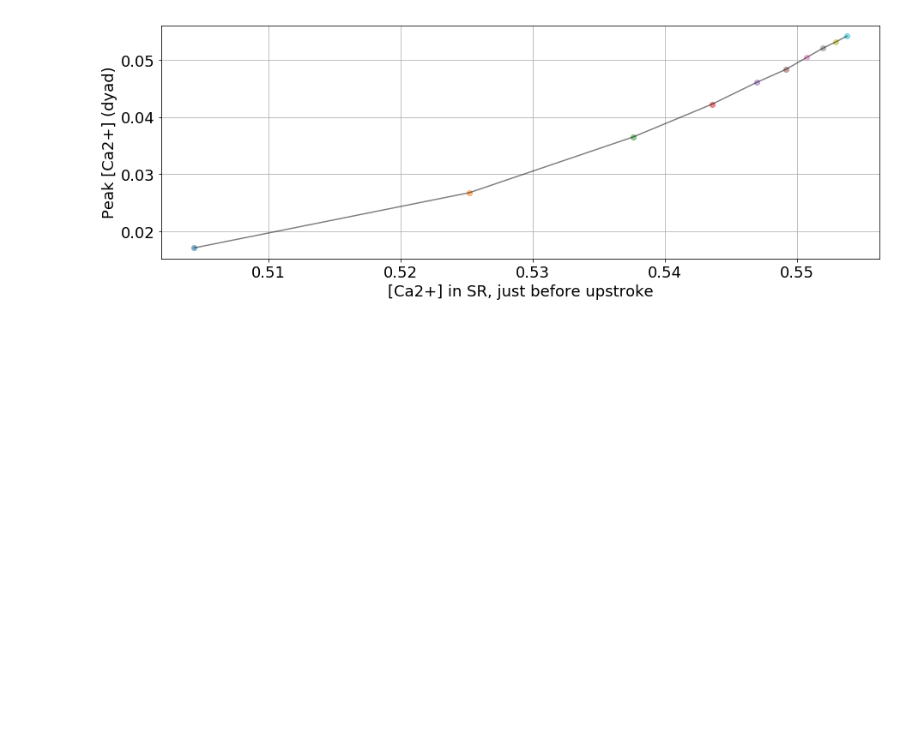
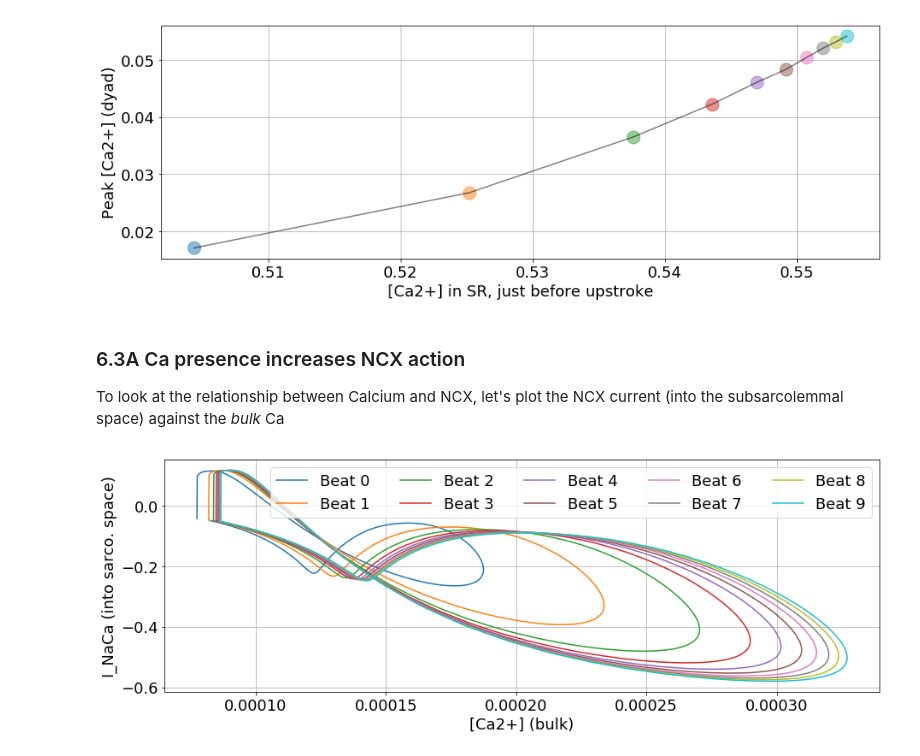
Before and after one commit to MichaelClerx/eisner-example, a Jupyter notebook: eisner-2017-examples.ipynb, the cells around one changed output. Saved outputs shown, nothing was run; the diff lists cells and outputs as text; code cells hidden in the pictures; blank space fills up the shorter version.

```diff
--- a/eisner-2017-examples.ipynb
+++ b/eisner-2017-examples.ipynb
@@ -316,17 +316,17 @@ To see this, let's look at the calcium in the SR before every upstroke, and comp
 d3 = d2.fold(cl)
 
 calcium_sr = []
-peak_sr = []
+peak_ca = []
 for i in xrange(10):
     calcium_sr.append(d3['bufca3.Ca_sr', i][49]) # Ca_SR at 49ms, just before stimulus at 50ms!
-    peak_sr.append(max(d3['calcium.Ca_i', i]))
+    peak_ca.append(max(d3['calcium.Ca_i', i]))
 
 pl.figure()
 pl.xlabel('[Ca2+] in SR, just before upstroke')
 pl.ylabel('Peak [Ca2+] (bulk)')
 for i in xrange(10):
-    pl.plot(calcium_sr[i], peak_sr[i], 'o', alpha=0.5)
-pl.plot(calcium_sr, peak_sr, color='k', alpha=0.5)
+    pl.plot(calcium_sr[i], peak_ca[i], 'o', alpha=0.5, ms=15)
+pl.plot(calcium_sr, peak_ca, color='k', alpha=0.5)
 pl.show()
 # %% [output]
 [figure]
@@ -336,17 +336,33 @@ We can do the same for the transient in the dyad:
 d3 = d2.fold(cl)
 
 calcium_sr = []
-peak_sr = []
+peak_ca = []
 for i in xrange(10):
     calcium_sr.append(d3['bufca3.Ca_sr', i][49]) # Ca_SR at 49ms, just before stimulus at 50ms!
-    peak_sr.append(max(d3['calcium.Ca_j', i]))
+    peak_ca.append(max(d3['calcium.Ca_j', i]))
 
 pl.figure()
 pl.xlabel('[Ca2+] in SR, just before upstroke')
 pl.ylabel('Peak [Ca2+] (dyad)')
 for i in xrange(10):
-    pl.plot(calcium_sr[i], peak_sr[i], 'o', alpha=0.5)
-pl.plot(calcium_sr, peak_sr, color='k', alpha=0.5)
+    pl.plot(calcium_sr[i], peak_ca[i], 'o', alpha=0.5, ms=15)
+pl.plot(calcium_sr, peak_ca, color='k', alpha=0.5)
 pl.show()
 # %% [output]
 [figure]
+# %% [markdown]
+### 6.3A Ca presence increases NCX action
+
+To look at the relationship between Calcium and NCX, let's plot the NCX current (into the subsarcolemmal space) against the _bulk_ Ca
+# %%
+d3 = d2.fold(cl)
+
+pl.figure()
+pl.xlabel('[Ca2+] (bulk)')
+pl.ylabel('I_NaCa (into sarco. space)')
+for i in xrange(10):
+    pl.plot(d3['calcium.Ca_i', i], d3['incx.I_ncx_sl', i], label='Beat ' + str(i))
+pl.legend(ncol=5)
+pl.show()
+# %% [output]
+[figure, added]
```
Also changed, not shown: parts of 14 cells of this notebook.
